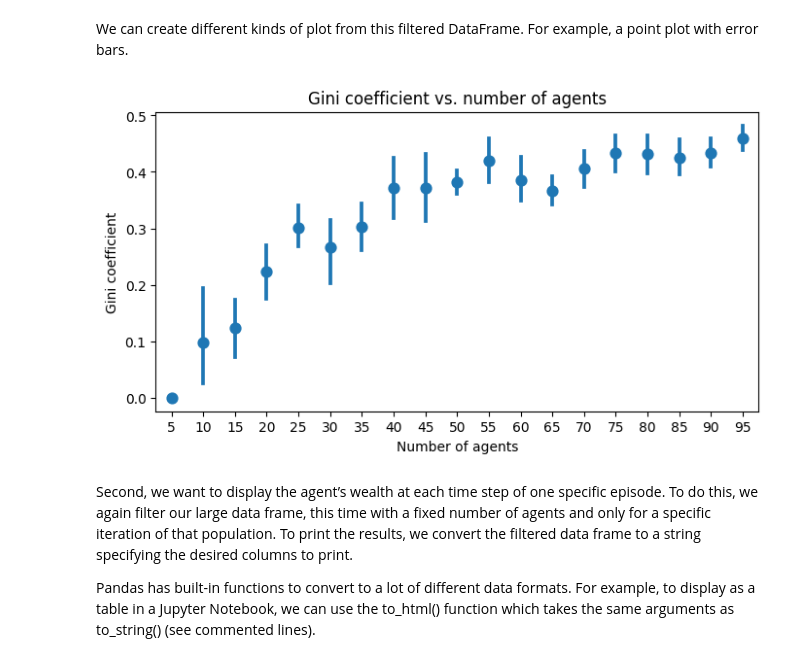
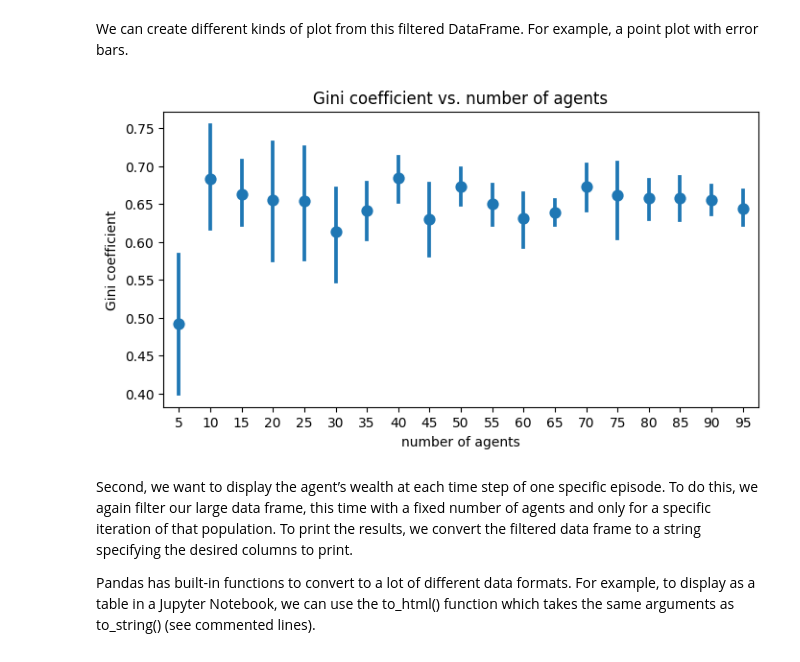
Before and after one commit to wassilaOuerdane/MAS-2025-Corrections, a Jupyter notebook: Session2/PW3-Data_MABS_2025_Correction.ipynb, the cells around one changed output. Saved outputs shown, nothing was run; the diff lists cells and outputs as text; code cells hidden in the pictures.

```diff
--- a/Session2/PW3-Data_MABS_2025_Correction.ipynb
+++ b/Session2/PW3-Data_MABS_2025_Correction.ipynb
@@ -167,6 +191,11 @@ class MoneyAgent(Agent):
             other.wealth += 1
             self.wealth -= 1
 
+    def step_agent(self):
+        self.move()
+        if self.wealth>0:
+            self.give_money()
+
 
 class MoneyModel(Model):
     """A model with some number of agents."""
@@ -194,8 +223,8 @@ class MoneyModel(Model):
 
     def step(self):
         self.datacollector.collect(self)
-        self.agents.shuffle_do("move")
-        self.agents.do("give_money")
+        self.agents.shuffle_do("step_agent")
+
 
     def get_all_agents_wealth(self):
         return [a.wealth for a in self.agents]
@@ -289,6 +318,11 @@ class MoneyAgent2(Agent):
             other.wealth += 1
             self.wealth -= 1
 
+    def step_agent(self):
+        self.move()
+        if self.wealth>0:
+            self.give_money()
+
 
 class MoneyModel2(Model):
     """A model with some number of agents."""
@@ -314,8 +348,8 @@ class MoneyModel2(Model):
 
     def step(self):
         self.datacollector.collect(self)
-        self.agents.shuffle_do("move")
-        self.agents.do("give_money")
+        self.agents.shuffle_do("step_agent")
+
 
 
 # le gini ne marche pas !! !
@@ -540,7 +574,7 @@ def compute_gini(model):
     return 1 + (1 / n) - 2 * B
 
 
-class MoneyModel(mesa.Model):
+class MoneyModel(Model):
     """A model with some number of agents."""
 
     def __init__(self, n, width, height, seed=None):
@@ -565,11 +599,11 @@ class MoneyModel(mesa.Model):
 
     def step(self):
         self.datacollector.collect(self)
-        self.agents.shuffle_do("move")
-        self.agents.shuffle_do("give_money")
+        self.agents.shuffle_do("step_agent")
 
 
-class MoneyAgent(mesa.Agent):
+
+class MoneyAgent(Agent):
     """An agent with fixed initial wealth."""
 
     def __init__(self, model):
@@ -587,13 +621,18 @@ class MoneyAgent(mesa.Agent):
     def give_money(self):
         cellmates = self.model.grid.get_cell_list_contents([self.pos])
         cellmates.pop(cellmates.index(self))
-        if len(cellmates) > 0 and self.wealth > 0:
+        if len(cellmates) > 0:
             other = self.random.choice(cellmates)
             other.wealth += 1
             self.wealth -= 1
             self.steps_not_given = 0
         else:
             self.steps_not_given += 1
+
+    def step_agent(self):
+        self.move()
+        if self.wealth>0:
+            self.give_money()
 # %% [markdown]
 ### Batch run
 
@@ -666,15 +705,15 @@ g.set(
 We can create different kinds of plot from this filtered DataFrame. For example, a point plot with error bars.
 # %%
 # Create a point plot with error bars
-g = sns.pointplot(data=results_filtered, x="n", y="Gini", linestyle='none')
+g = sns.pointplot(data=results_filtered, x="n", y="Gini", linestyle="None")
 g.figure.set_size_inches(8, 4)
 g.set(
-    xlabel="Number of agents",
+    xlabel="number of agents",
     ylabel="Gini coefficient",
     title="Gini coefficient vs. number of agents",
 );
 # %% [output]
-[figure, old version]
+[figure, new version]
 # %% [markdown]
 Second, we want to display the agent’s wealth at each time step of one specific episode. To do this, we again filter our large data frame, this time with a fixed number of agents and only for a specific iteration of that population. To print the results, we convert the filtered data frame to a string specifying the desired columns to print.
 
```
Also changed, not shown: parts of 16 cells of this notebook, 1 other file.
